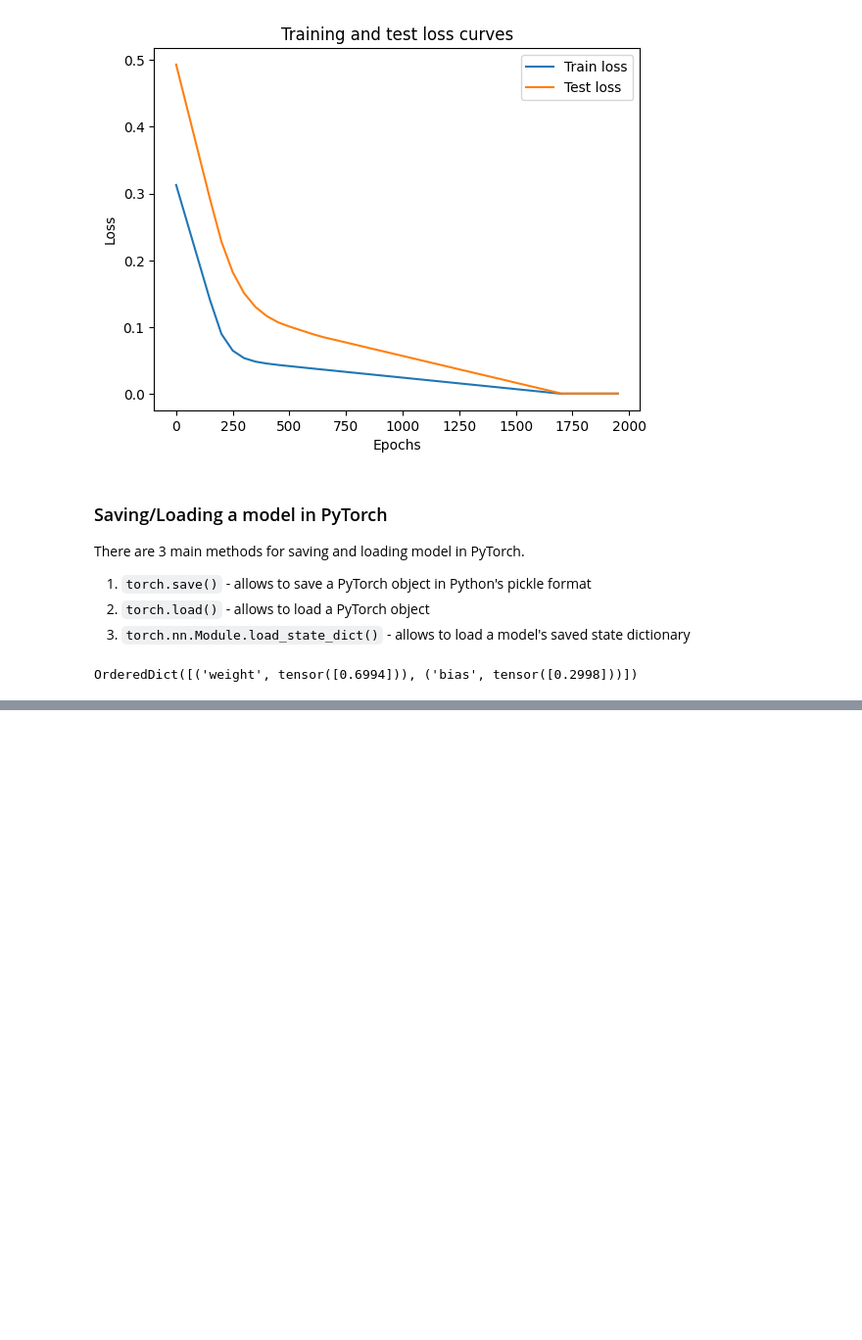
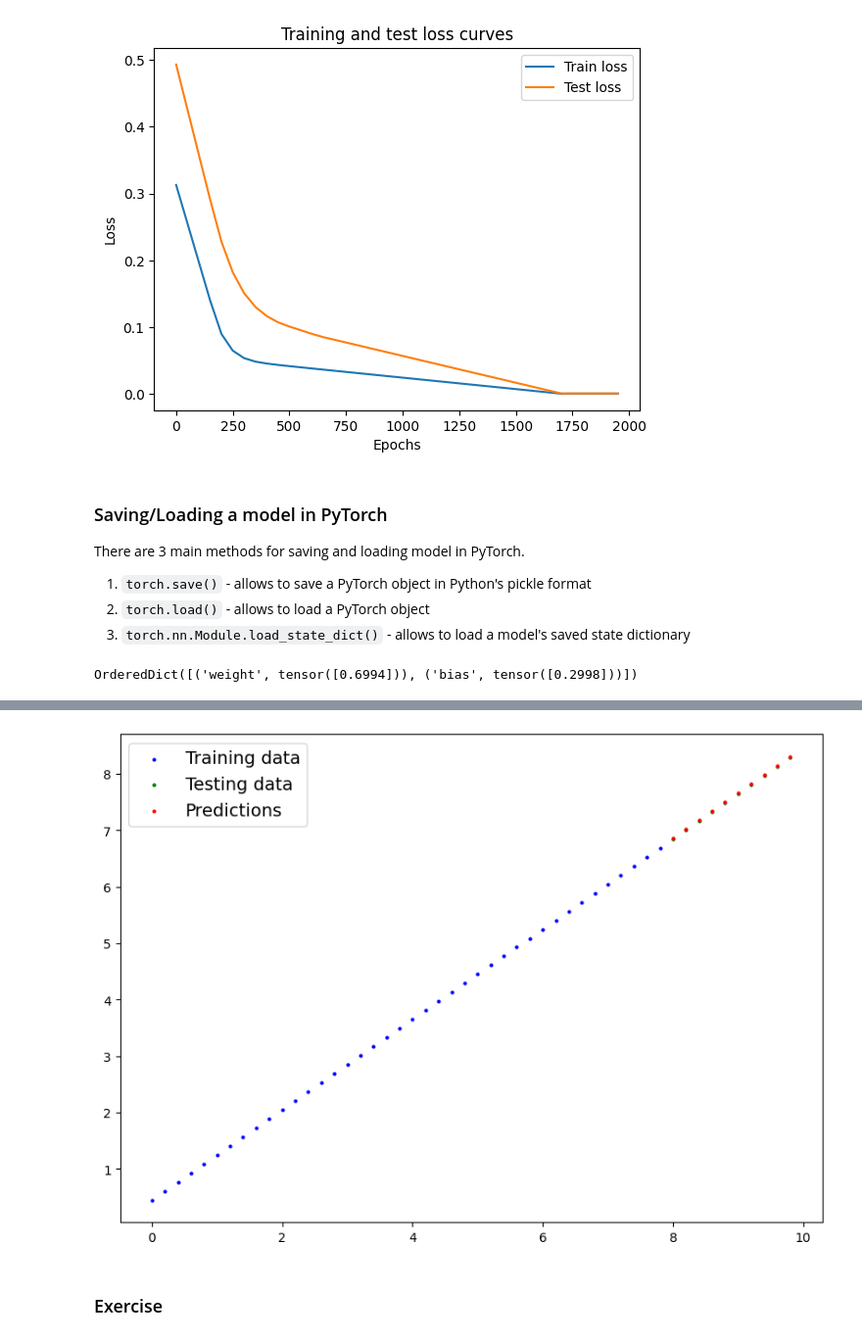
Before and after one commit to N1tingale/PyTorch, a Jupyter notebook: PyTorch_Workflow.ipynb, the cells around one changed output, grey strips where cells are left out. Shown at 98% size. Cells and saved outputs as stored; diff of their text form; code cells hidden in the pictures; blank space fills up the shorter version.

```diff
--- a/PyTorch_Workflow.ipynb
+++ b/PyTorch_Workflow.ipynb
@@ -321,0 +474,9 @@ OrderedDict([('weight', tensor([0.6994])), ('bias', tensor([0.2998]))])
+# %%
+model.eval()
+with torch.inference_mode():
+  y_preds = model(X_test)
+plot_predictions(predictions=y_preds.cpu())
+# %% [output]
+[figure, added]
+# %% [markdown]
+### Exercise
```
Also changed, not shown: parts of 20 cells of this notebook.
